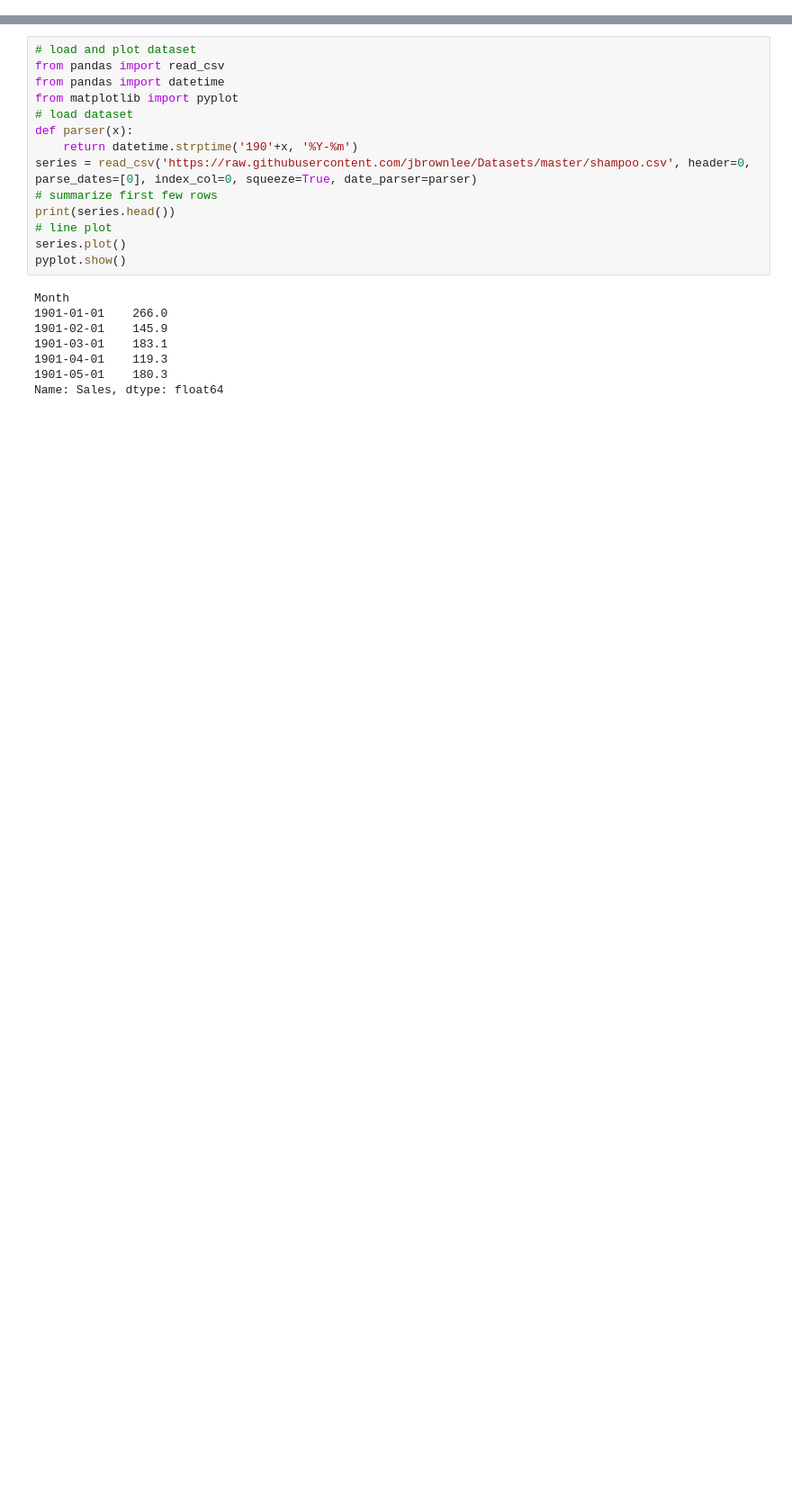
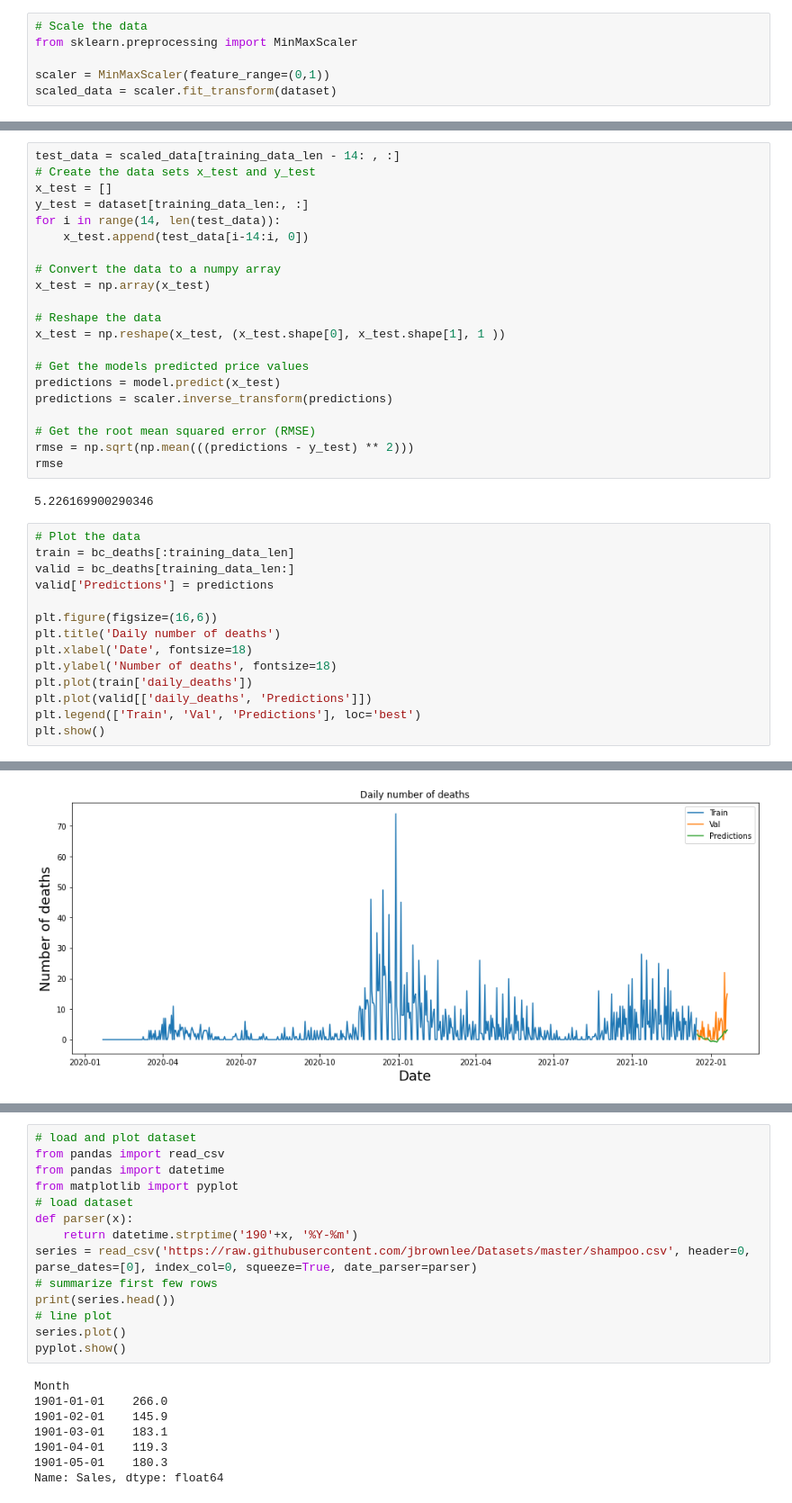
Before and after one commit to VargheseTresa/projects, a Jupyter notebook: Covid EDA and forecasting/project/notebooks/Untitled1.ipynb, the cells around one changed output, grey strips where cells are left out. Shown: that part at 90% size. Cells and saved outputs as stored; diff of their text form; blank space fills up the shorter version.

```diff
--- a/Covid EDA and forecasting/project/notebooks/Untitled1.ipynb
+++ b/Covid EDA and forecasting/project/notebooks/Untitled1.ipynb
@@ -0,0 +16,6 @@
+# %%
+# Scale the data
+from sklearn.preprocessing import MinMaxScaler
+
+scaler = MinMaxScaler(feature_range=(0,1))
+scaled_data = scaler.fit_transform(dataset)
@@ -0,0 +64,38 @@
+# %%
+test_data = scaled_data[training_data_len - 14: , :]
+# Create the data sets x_test and y_test
+x_test = []
+y_test = dataset[training_data_len:, :]
+for i in range(14, len(test_data)):
+    x_test.append(test_data[i-14:i, 0])
+
+# Convert the data to a numpy array
+x_test = np.array(x_test)
+
+# Reshape the data
+x_test = np.reshape(x_test, (x_test.shape[0], x_test.shape[1], 1 ))
+
+# Get the models predicted price values
+predictions = model.predict(x_test)
+predictions = scaler.inverse_transform(predictions)
+
+# Get the root mean squared error (RMSE)
+rmse = np.sqrt(np.mean(((predictions - y_test) ** 2)))
+rmse
+# %% [output]
+5.226169900290346
+# %%
+# Plot the data
+train = bc_deaths[:training_data_len]
+valid = bc_deaths[training_data_len:]
+valid['Predictions'] = predictions
+
+plt.figure(figsize=(16,6))
+plt.title('Daily number of deaths')
+plt.xlabel('Date', fontsize=18)
+plt.ylabel('Number of deaths', fontsize=18)
+plt.plot(train['daily_deaths'])
+plt.plot(valid[['daily_deaths', 'Predictions']])
+plt.legend(['Train', 'Val', 'Predictions'], loc='best')
+plt.show()
+# %% [output]
@@ -0,0 +107 @@
+[figure, added]
```
Also changed, not shown: parts of 24 cells of this notebook, 7 other files.
